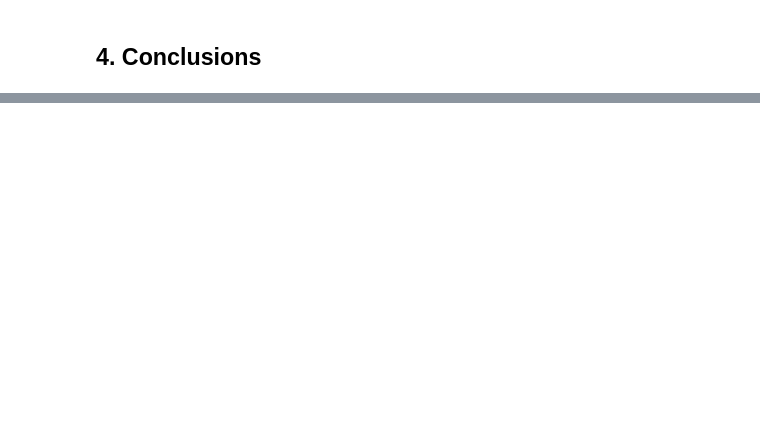
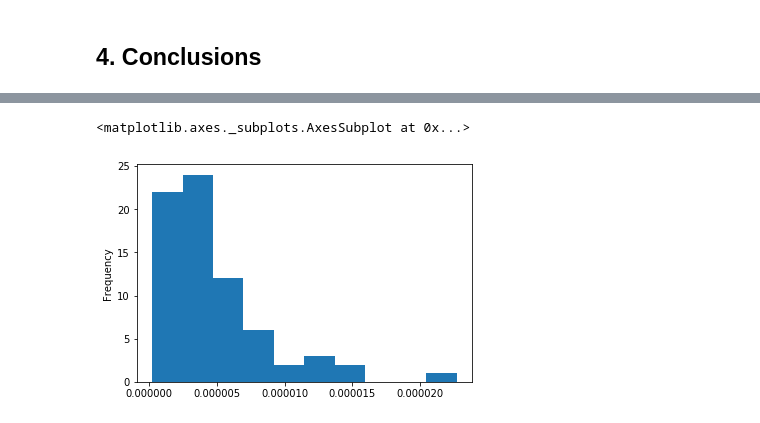
Before and after one commit to frandy13/Coursera_Capstone, a Jupyter notebook: The most reading city and region.ipynb, the cells around one changed output, grey strips where cells are left out. Saved outputs shown, nothing was run; the diff lists cells and outputs as text; code cells hidden in the pictures; blank space fills up the shorter version.

```diff
--- a/The most reading city and region.ipynb
+++ b/The most reading city and region.ipynb
@@ -148,0 +689,4 @@ Last preparation step - let's obtain latitude and longitude data, using a build-
+# %%
+# Dropping all the spaces
+City_books['Население1.01.2020[14]'] = City_books['Население1.01.2020[14]'].str.replace("\xa0","")
+City_books['Население1.01.2020[14]']
@@ -148,0 +711,4 @@ Last preparation step - let's obtain latitude and longitude data, using a build-
+# %%
+# Converting datatype into a numeric format
+City_books['Население1.01.2020[14]'] = City_books['Население1.01.2020[14]'].astype('str').astype('int')
+City_books['Население1.01.2020[14]']
@@ -148,0 +733,4 @@ Last preparation step - let's obtain latitude and longitude data, using a build-
+# %%
+# Calculating the proportion of books-related locations per inhabitant
+City_books['Locations/population']=City_books['Venue']/City_books['Население1.01.2020[14]']
+City_books['Locations/population']
@@ -150,0 +759,4 @@ Last preparation step - let's obtain latitude and longitude data, using a build-
+# %%
+Rating = City_books[['Город','Регион','Locations/population','lat','lng']]
+Rating.sort_values(by='Locations/population',ascending=False, inplace=True)
+Rating.head(10)
@@ -150,0 +779,7 @@ Last preparation step - let's obtain latitude and longitude data, using a build-
+# %%
+import matplotlib.pyplot as plt
+%matplotlib inline
+Rating['Locations/population'].plot(kind='hist',bins=10)
+# %% [output]
+<matplotlib.axes._subplots.AxesSubplot at 0x...>
+[figure, added]
```
Also changed, not shown: parts of 46 cells of this notebook.
